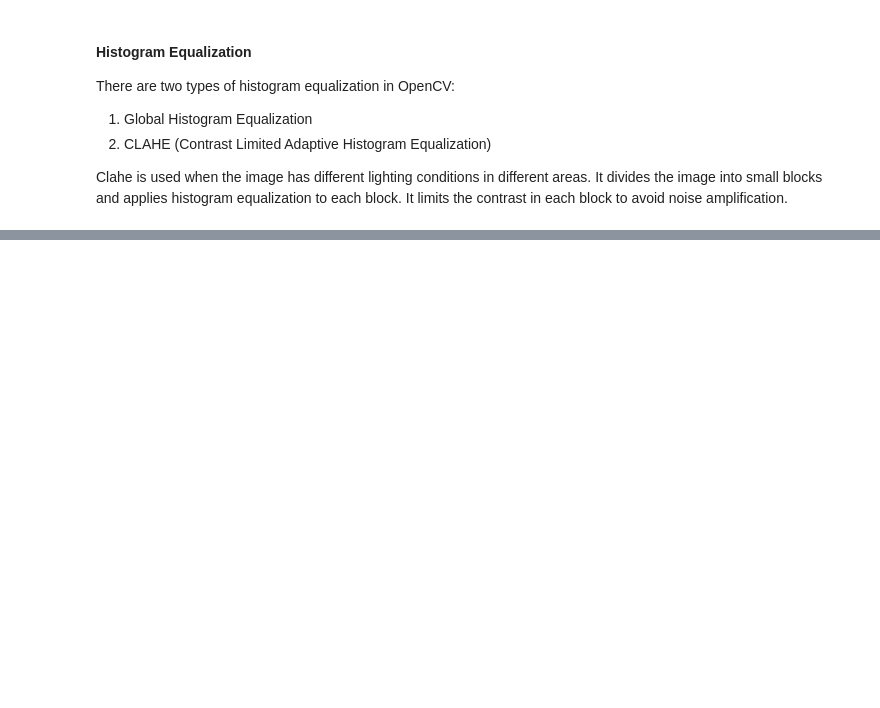
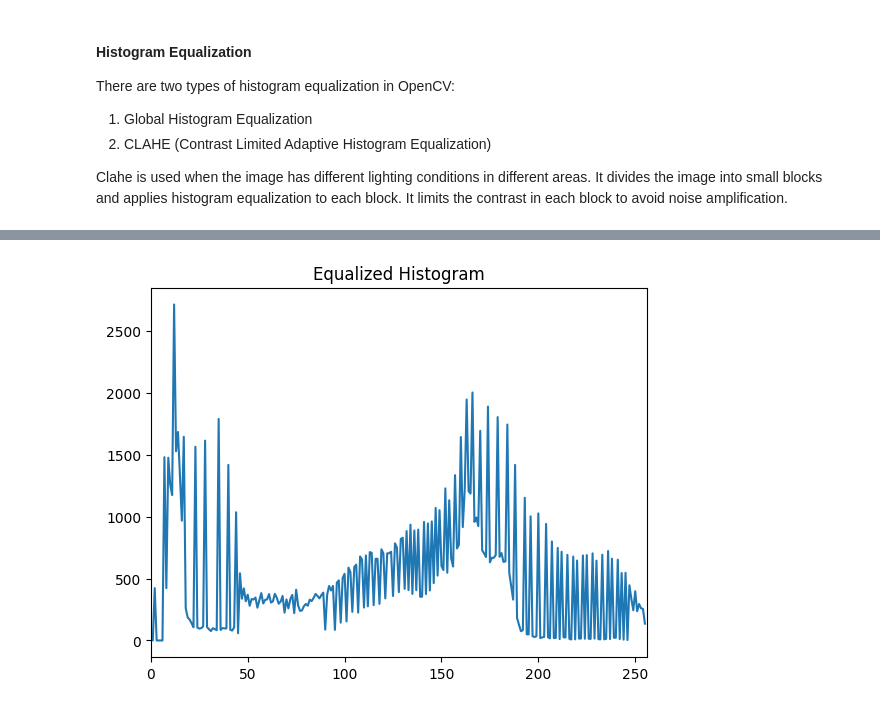
Before and after one commit to dakshgehlot/Digital-Image-Processing-Project, a Jupyter notebook: histogram.ipynb, the cells around one changed output, grey strips where cells are left out. Saved outputs shown, nothing was run; the diff lists cells and outputs as text; code cells hidden in the pictures; blank space fills up the shorter version.

```diff
--- a/histogram.ipynb
+++ b/histogram.ipynb
@@ -51,0 +60,2 @@ Clahe is used when the image has different lighting conditions in different area
+# %%
+hist_equalized = cv.calcHist([res], [0], None, [256], [0, 256])
@@ -51,0 +69,7 @@ Clahe is used when the image has different lighting conditions in different area
+# %%
+plt.plot(hist_equalized)
+plt.title('Equalized Histogram')
+plt.xlim([0,256])
+plt.show()
+# %% [output]
+[figure, added]
```
Also changed, not shown: parts of 6 cells of this notebook, 45 other files.
